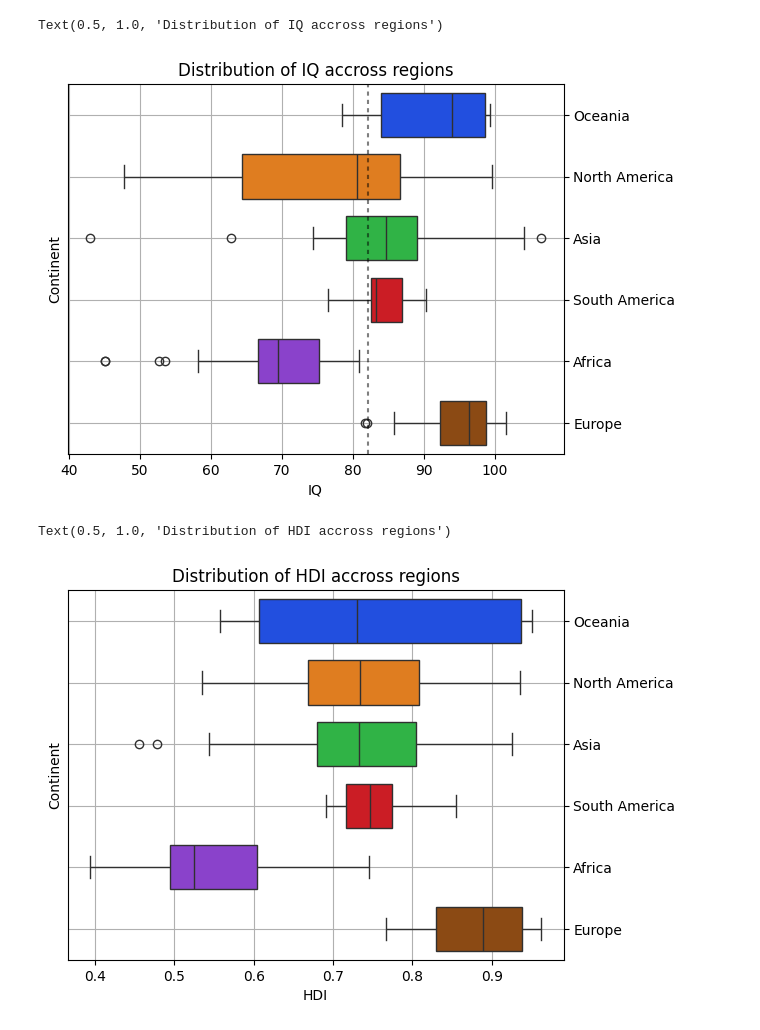
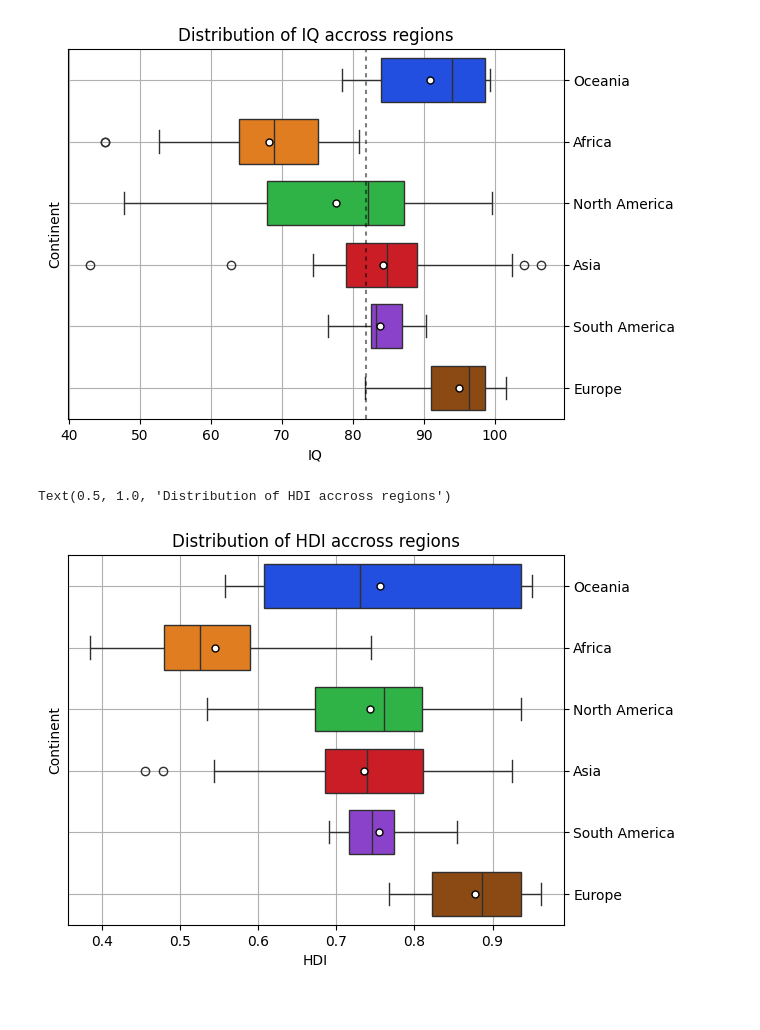
Before and after one commit to Mamin-gamer/ProfessionalSoftwareModule, a Jupyter notebook: FinalProject/Notebooks/Main.ipynb, the cells around one changed output. Drawn from its saved outputs; the diff is of its cells as text; code cells hidden in the pictures.

```diff
--- a/FinalProject/Notebooks/Main.ipynb
+++ b/FinalProject/Notebooks/Main.ipynb
@@ -67,21 +48,41 @@ combined2["Country"].replace(
     {
         "Viet Nam": "Vietnam",
         "Korea (Republic of)": "South Korea",
-        "Türkiye": "Turle",
+        "Türkiye": "Turkey",
         "Russian Federation": "Russia",
         "Iran (Islamic Republic of)": "Iran",
         "Moldova (Republic of)": "Moldova",
-        "Palestine, State of":"Palestine",
+        "Palestine, State of": "Palestine",
         "Venezuela (Bolivarian Republic of)": "Venezuela",
-        "Bolivia (Plurinational State of)":"Bolivia",
-        "Syrian Arab Republic": "Syria"
-
-
+        "Bolivia (Plurinational State of)": "Bolivia",
+        "Syrian Arab Republic": "Syria",
+        "United States": "United States of America",
+        "Tanzania (United Republic of)": "Tanzania",
+        "Congo (Democratic Republic of the)": "Dem. Rep. Congo"
     },
     inplace=True,
 )
 
-combined1["Region"].replace({"Czech Republic": "Czechia", "Republic of the Congo": "Congo"}, inplace=True)
+combined1["Region"].replace(
+    {
+        "Czech Republic": "Czechia",
+        "Republic of the Congo": "Congo",
+        "United States": "United States of America",
+        "DR Congo": "Dem. Rep. Congo"
+    },
+    inplace=True,
+)
+
+world["name"].replace(
+    {
+        "Dominican Rep.":"Dominican Republic",
+        "Central African Rep.": "Central African Republic",
+        "Bosnia and Herz.": "Bosnia and Herzegovina",
+        "S. Sudan": "South Sudan"
+    },
+    inplace = True
+
+)
 # %%
 DF = pd.merge(
     left=combined1, right=combined2, how="outer", left_on="Region", right_on="Country"
@@ -344,12 +386,20 @@ ax = sns.boxplot(
     gap=0.4,
     **{i: kwargs[i] for i in kwargs if i not in ["edgecolor", "alpha"]},
     legend="auto",
-    width=1.2
+    width=1.2,
+    showmeans=True,
+    meanprops={
+        "marker": "o",
+        "markerfacecolor": "white",
+        "markeredgecolor": "black",
+        "markersize": "5",
+    }
 )
+
 plt.axvline(
     x=MF.mean(DF["IQ"]),
     color="black",
-    alpha = 0.5,
+    alpha=0.5,
     dashes=(2, 2),
 )
 ax.grid()
@@ -357,31 +407,37 @@ ax.grid()
 ax.yaxis.tick_right()
 
 
-
 plt.title("Distribution of IQ accross regions")
+plt.show()
 # %% [output]
-Text(0.5, 1.0, 'Distribution of IQ accross regions')
-[figure, old version]
+[figure, new version]
 # %%
 ax = sns.boxplot(
     data=DF,
     x="HDI",
     y="Continent",
     gap=0.4,
     **{i: kwargs[i] for i in kwargs if i not in ["edgecolor", "alpha"]},
     legend="auto",
-    width=1.2
+    width=1.2,
+    showmeans=True,
+    meanprops={
+        "marker": "o",
+        "markerfacecolor": "white",
+        "markeredgecolor": "black",
+        "markersize": "5",
+    }
 )
 
 ax.grid()
 # ax.tick_params(axis="y", rotation=45, )
 ax.yaxis.tick_right()
 
 
 plt.title("Distribution of HDI accross regions")
 # %% [output]
 Text(0.5, 1.0, 'Distribution of HDI accross regions')
-[figure, old version]
+[figure, new version]
 # %%
 ax = sns.boxplot(
     data=DF,
```
Also changed, not shown: parts of 28 cells of this notebook, 1 other file.
